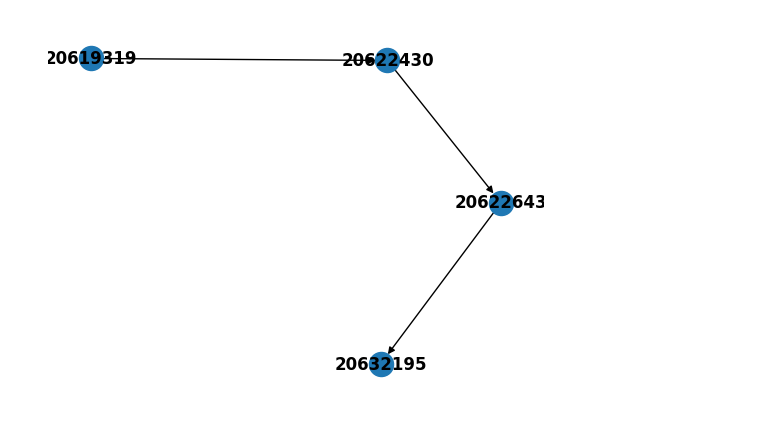
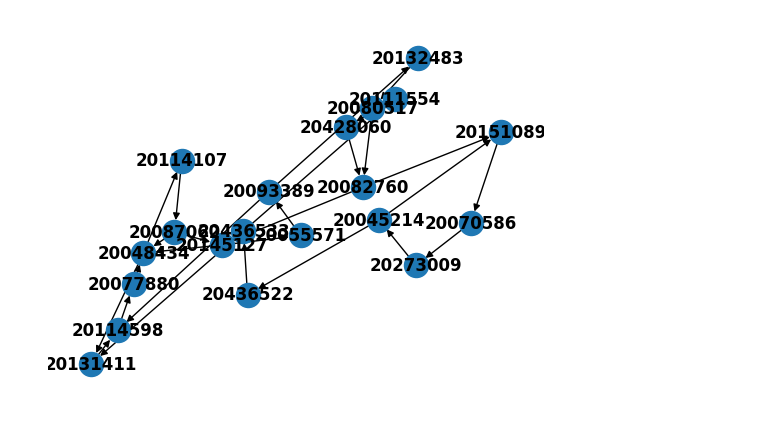
Before and after one commit to kartAI/ArkivGPT-Notebook, a Jupyter notebook: arkivgpt.ipynb, the cells around one changed output. Cells and saved outputs as stored; diff of their text form; code cells hidden in the pictures.

```diff
--- a/arkivgpt.ipynb
+++ b/arkivgpt.ipynb
@@ -10,7 +10,6 @@ from openai import AzureOpenAI
 
 
 archive_path = "DemoArkiv"
-archive_path = os.path.abspath(os.getcwd()) + '/' + archive_path
 
 with open("GPT.key", "r") as f:
     api_key = f.read()
@@ -35,9 +32,14 @@ class DocNode:
         self.chunk_list = []
         self.summary = ""
         self.id = id
+        self.date_string = "" #format is YYYYMMDD
 
 # Create linked list of nodes containing doc id in chronlogical order
 files = [f for f in os.listdir(archive_path)]
+#files = files[15:25]
+# Only using first 20 files as gpt gets confused by some relations, longer sequences break it more consistently.
+# Can probably be fixed by better prompts, be stricter about when to re-query gpt, change the prompt on re-query, or use a different model.
+files = files[:20]
 files.sort()
 root = None
 head = None
@@ -141,0 +181,10 @@ print(head.chunk_list)
+# %%
+head = root
+node_list = []
+while head.next_node:
+    if node_list != []:
+        head = head.next_node
+    node_list.append(head)
+print(len(node_list))
+
+copy_node_list = node_list.copy()
@@ -141,0 +193,15 @@ print(head.chunk_list)
+# %%
+node_list = copy_node_list
+root = copy_node_list[0]
+
+node_list.sort(key=lambda node: node.date_string)
+print(len(node_list))
+
+for n, node in enumerate(node_list):
+    if n == len(node_list)-1:
+        node.next_node = None
+        break
+    node.next_node = node_list[n+1]
+print(len(node_list))
+
+root = node_list[0]
@@ -395,32 +517,32 @@ print(head.summary)
 import networkx as nx
 
 G = nx.DiGraph()
 
 head = root
 while head.next_node:
     if G.number_of_nodes() == 0:
         G.add_node(head.id)
         last_node = head.id
     head=head.next_node
     G.add_node(head.id)
     G.add_edge(last_node, head.id)
     last_node = head.id
 
 head = root
 while head.next_node:
     head=head.next_node
     has_relation = False
     for chunk in head.chunks:
         if head.chunks[chunk]["relations"] != []:
             has_relation = True
-            relation_to = head.chunks[chunk]["relations"][0]
+            relation_to = head.chunks[chunk]["relations"][0][0]
             break
     if has_relation:
         G.add_edge(head.id, relation_to.id)
 
 import matplotlib.pyplot as plt
 subax1 = plt.subplot(111)
 nx.draw(G, with_labels=True, font_weight='bold')
 plt.show()
 # %% [output]
-[figure, old version]
+[figure, new version]
```
Also changed, not shown: parts of 16 cells of this notebook, 1 other file.
